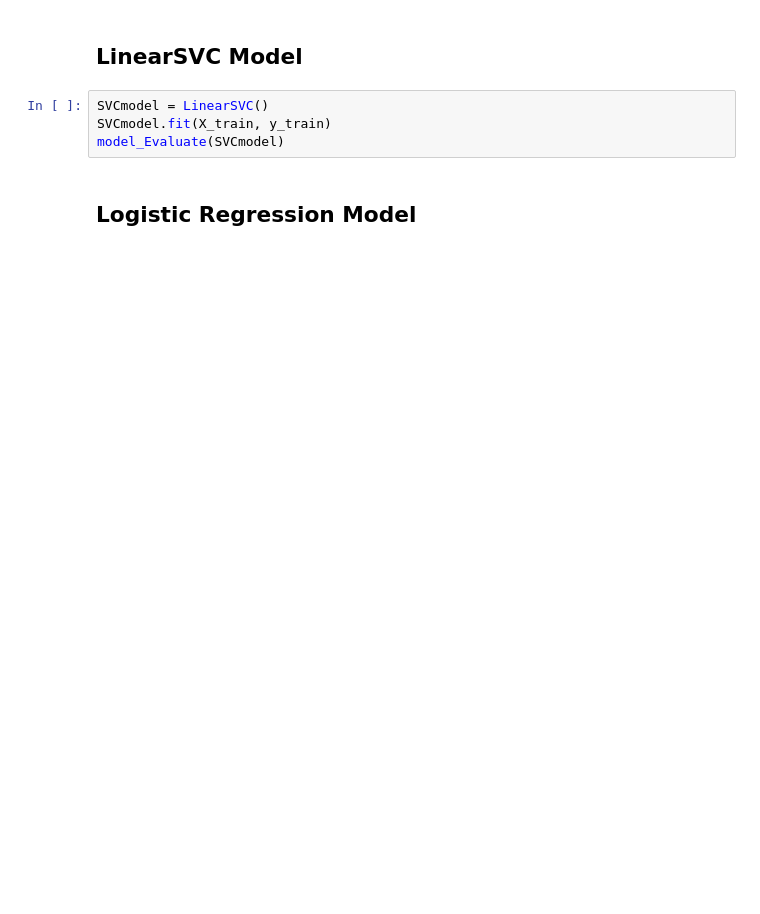
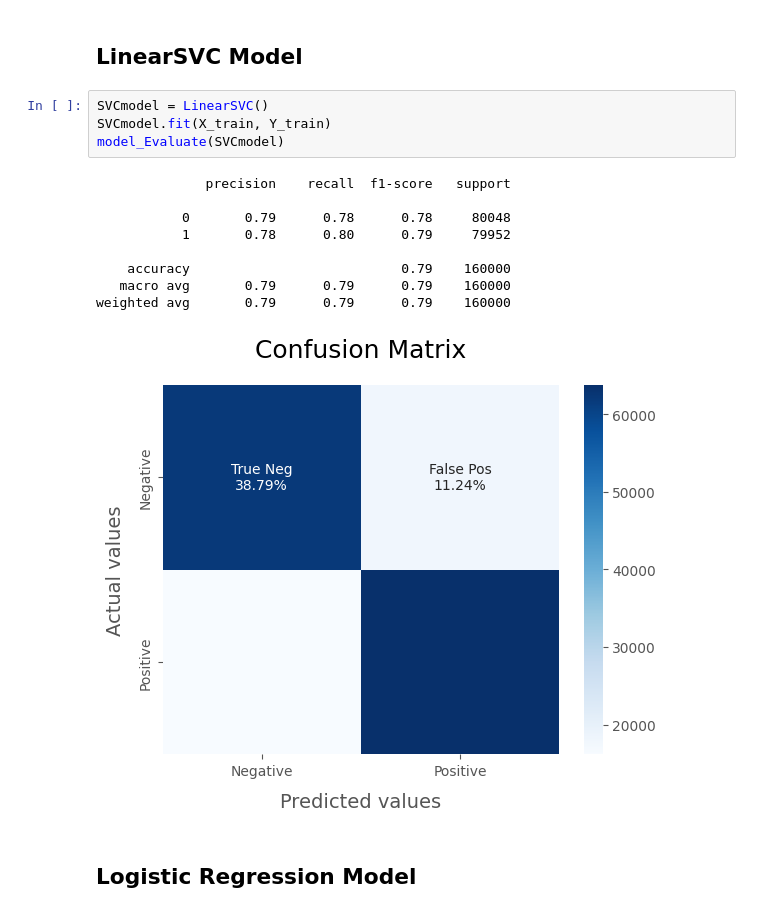
Before and after one commit to notMado/project, a Jupyter notebook: Project.ipynb, the cells around one changed output. Cells and saved outputs as stored; diff of their text form; blank space fills up the shorter version.

```diff
--- a/Project.ipynb
+++ b/Project.ipynb
@@ -393,8 +464,18 @@ model_Evaluate(BNBmodel)
 ## LinearSVC Model
 # %%
 SVCmodel = LinearSVC()
-SVCmodel.fit(X_train, y_train)
+SVCmodel.fit(X_train, Y_train)
 model_Evaluate(SVCmodel)
+# %% [output]
+              precision    recall  f1-score   support
+
+           0       0.79      0.78      0.78     80048
+           1       0.78      0.80      0.79     79952
+
+    accuracy                           0.79    160000
+   macro avg       0.79      0.79      0.79    160000
+weighted avg       0.79      0.79      0.79    160000
+[figure, added]
 # %% [markdown]
 ## Logistic Regression Model
 # %%
```
Also changed, not shown: parts of 17 cells of this notebook.
